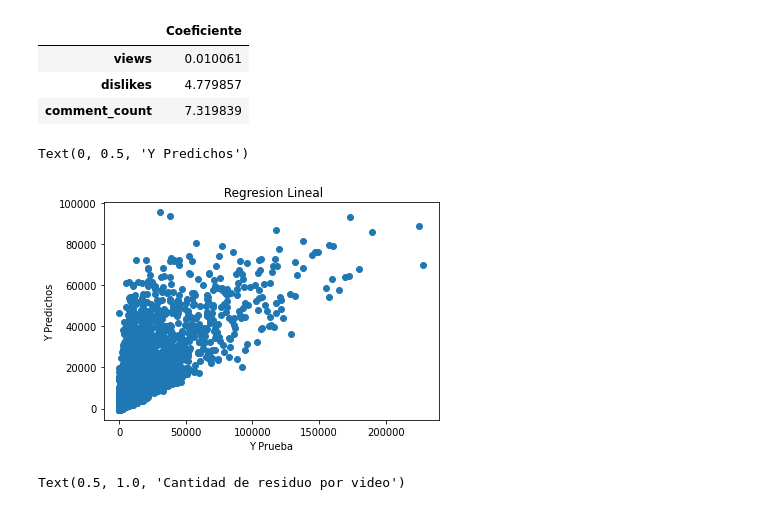
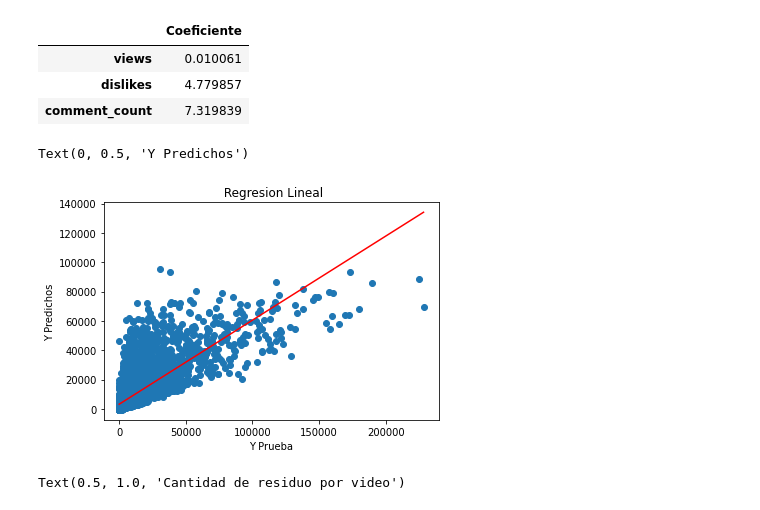
Before and after one commit to SebsPER/-EB-2021-1-CC51, a Jupyter notebook: code/Adicionales.ipynb, the cells around one changed output. Saved outputs shown, nothing was run; the diff lists cells and outputs as text; code cells hidden in the pictures.

```diff
--- a/code/Adicionales.ipynb
+++ b/code/Adicionales.ipynb
@@ -70,11 +72,12 @@ predictions = lm.predict(X_test)
 # %%
 plt.scatter(y_test,predictions)
 plt.title(" Regresion Lineal")
+plt.plot(np.unique(y_test), np.poly1d(np.polyfit(y_test, predictions, 1))(np.unique(y_test)), color='r')
 plt.xlabel('Y Prueba')
 plt.ylabel('Y Predichos')
 # %% [output]
 Text(0, 0.5, 'Y Predichos')
-[figure, old version]
+[figure, new version]
 # %%
 sns.displot((y_test-predictions),bins=50);
 plt.title("Cantidad de residuo por video")
```
Also changed, not shown: parts of 3 cells of this notebook.
